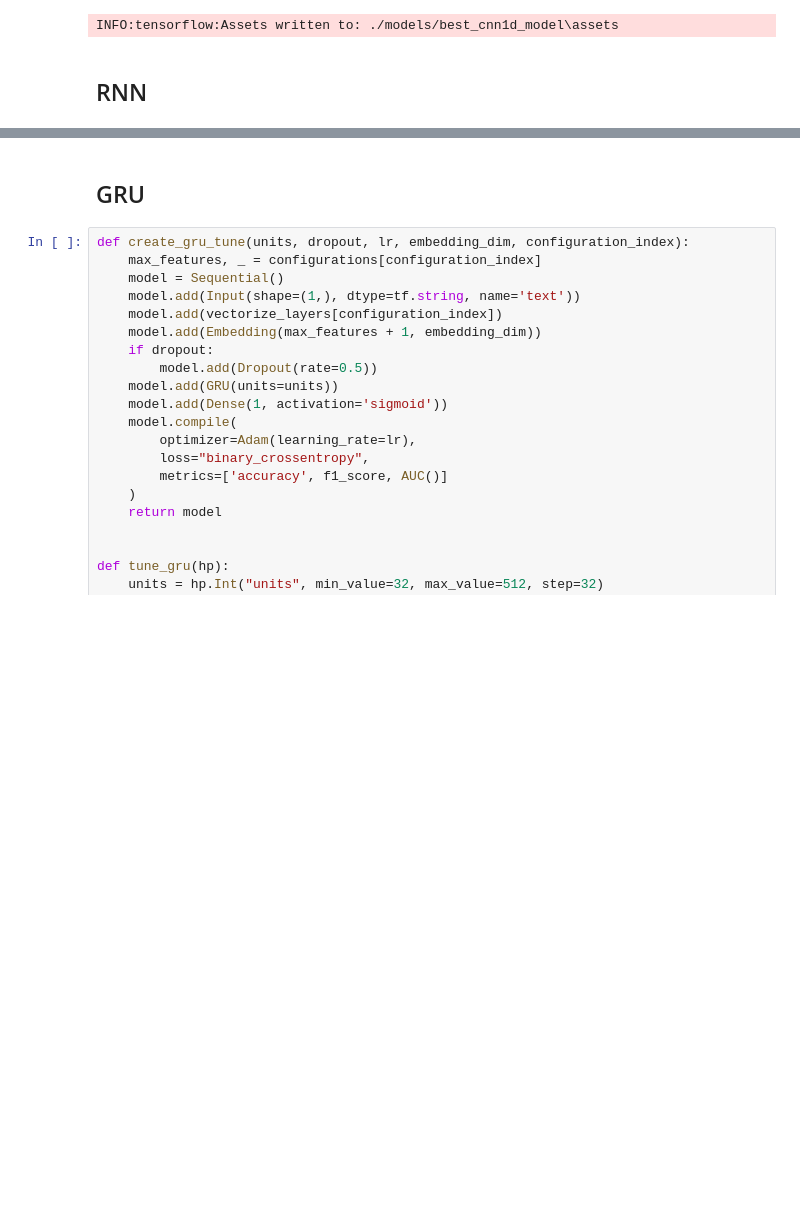
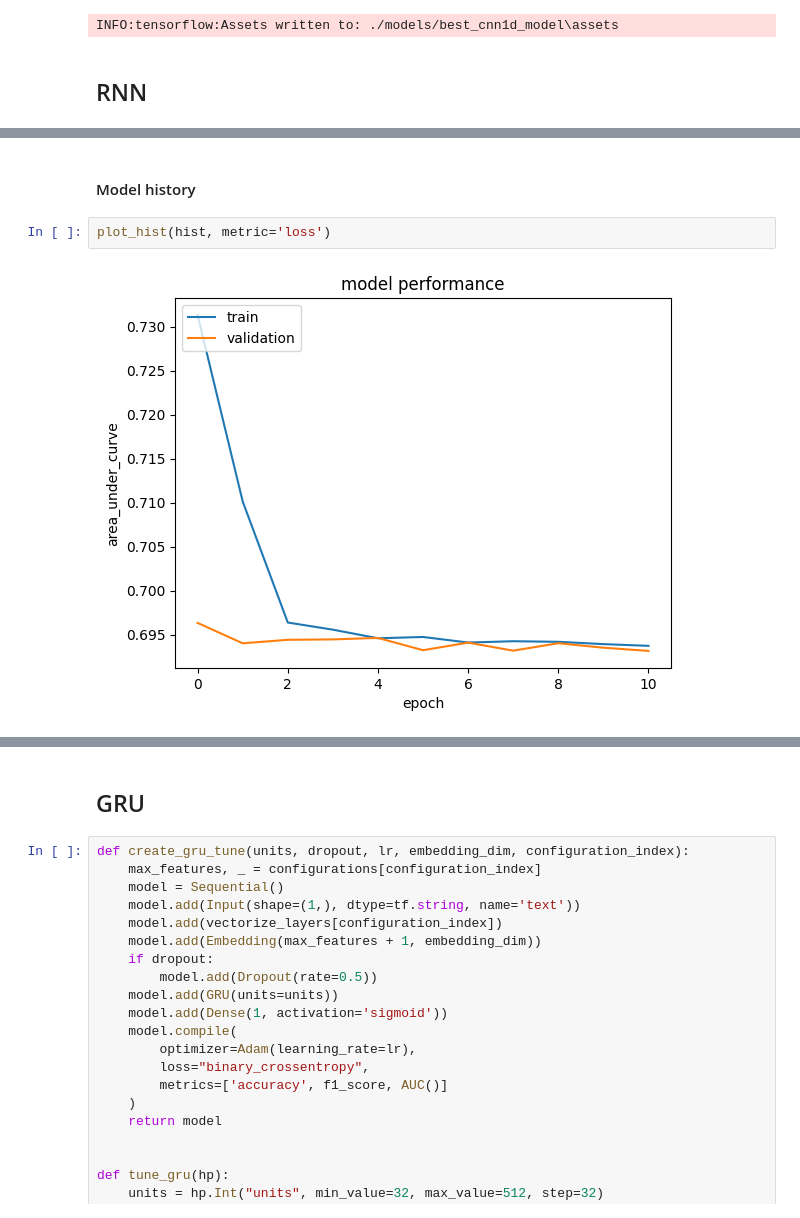
Before and after one commit to RileyLeo/IMDB-Movie-Reviews-Sentimental-Analysis, a Jupyter notebook: notebook.ipynb, the cells around one changed output, grey strips where cells are left out. Saved outputs shown, nothing was run; the diff lists cells and outputs as text; blank space fills up the shorter version.

```diff
--- a/notebook.ipynb
+++ b/notebook.ipynb
@@ -1174,0 +1263,6 @@ INFO:tensorflow:Assets written to: ./models/best_cnn1d_model\assets
+# %% [markdown]
+#### Model history
+# %%
+plot_hist(hist, metric='loss')
+# %% [output]
+[figure, added]
```
Also changed, not shown: parts of 29 cells of this notebook.
